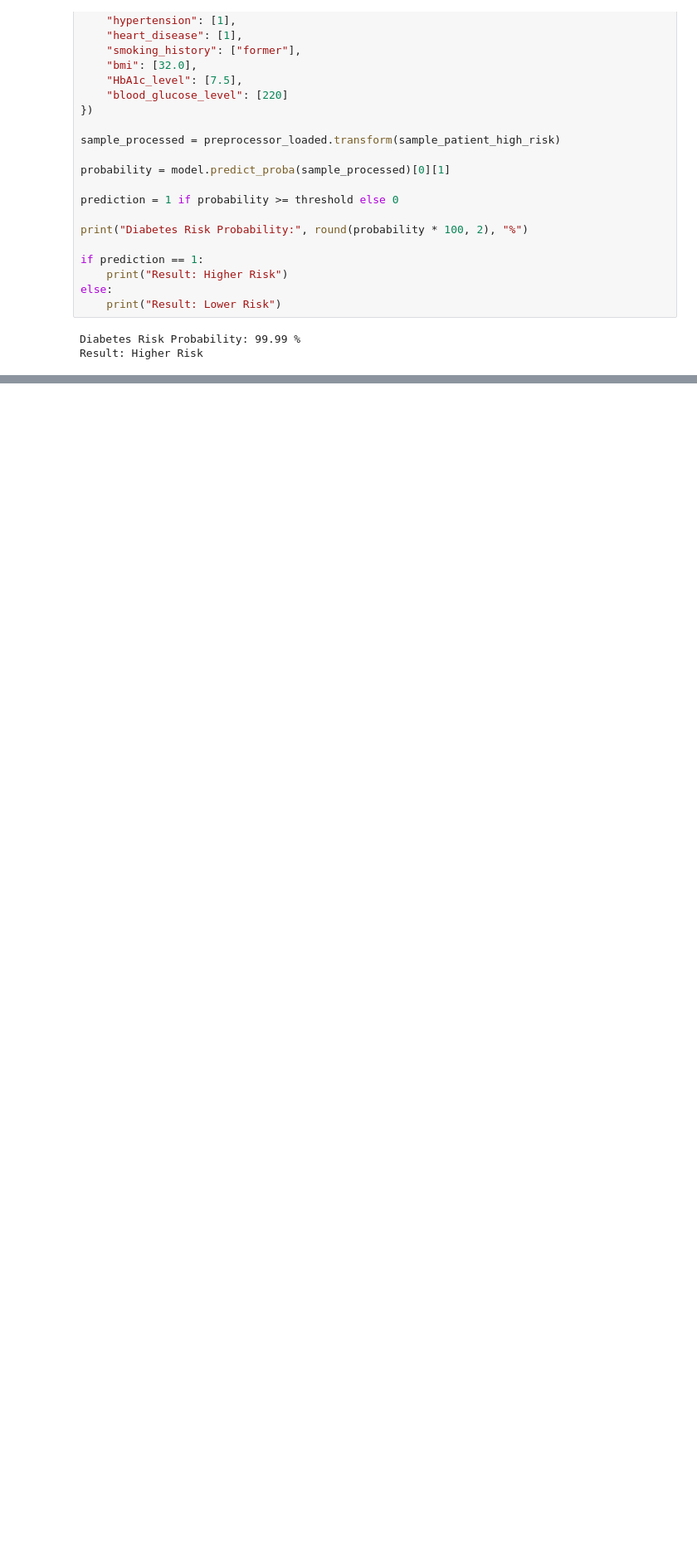
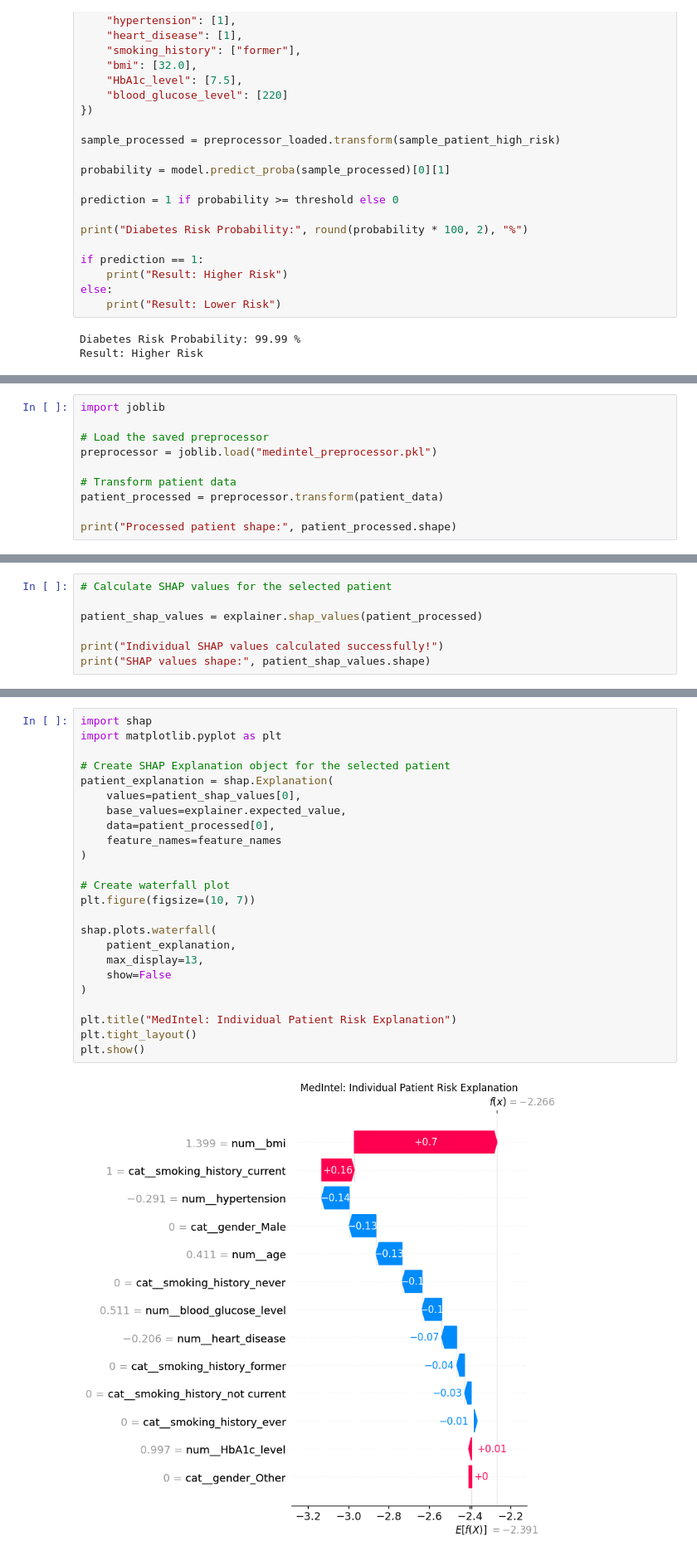
Before and after one commit to AkshayaNemalipuri/Capstone_MedIntel, a Jupyter notebook: MedIntel_AI_Model_Development.ipynb, the cells around one changed output, grey strips where cells are left out. Shown at 83% size. Saved outputs shown, nothing was run; the diff lists cells and outputs as text; blank space fills up the shorter version.

```diff
--- a/MedIntel_AI_Model_Development.ipynb
+++ b/MedIntel_AI_Model_Development.ipynb
@@ -748,0 +892,10 @@ Result: Higher Risk
+# %%
+import joblib
+
+# Load the saved preprocessor
+preprocessor = joblib.load("medintel_preprocessor.pkl")
+
+# Transform patient data
+patient_processed = preprocessor.transform(patient_data)
+
+print("Processed patient shape:", patient_processed.shape)
@@ -748,0 +921,7 @@ Result: Higher Risk
+# %%
+# Calculate SHAP values for the selected patient
+
+patient_shap_values = explainer.shap_values(patient_processed)
+
+print("Individual SHAP values calculated successfully!")
+print("SHAP values shape:", patient_shap_values.shape)
@@ -748,0 +931,26 @@ Result: Higher Risk
+# %%
+import shap
+import matplotlib.pyplot as plt
+
+# Create SHAP Explanation object for the selected patient
+patient_explanation = shap.Explanation(
+    values=patient_shap_values[0],
+    base_values=explainer.expected_value,
+    data=patient_processed[0],
+    feature_names=feature_names
+)
+
+# Create waterfall plot
+plt.figure(figsize=(10, 7))
+
+shap.plots.waterfall(
+    patient_explanation,
+    max_display=13,
+    show=False
+)
+
+plt.title("MedIntel: Individual Patient Risk Explanation")
+plt.tight_layout()
+plt.show()
+# %% [output]
+[figure, added]
```
Also changed, not shown: parts of 14 cells of this notebook.
